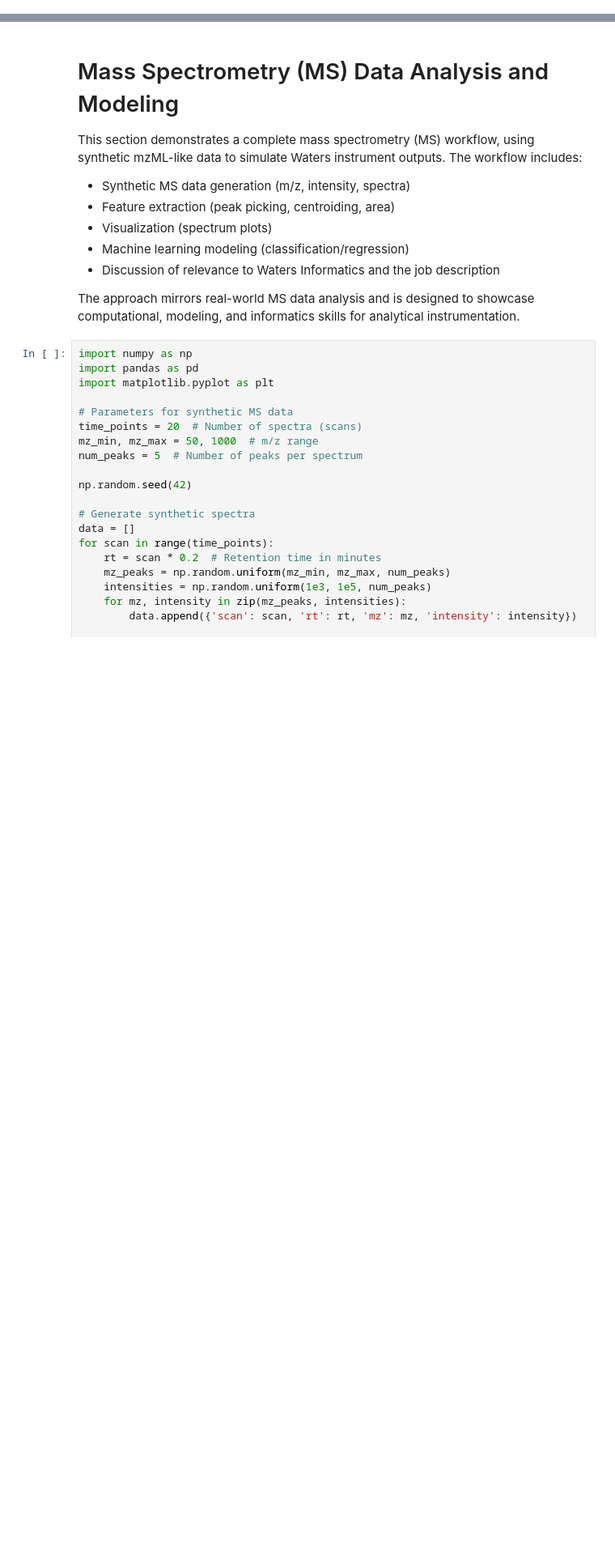
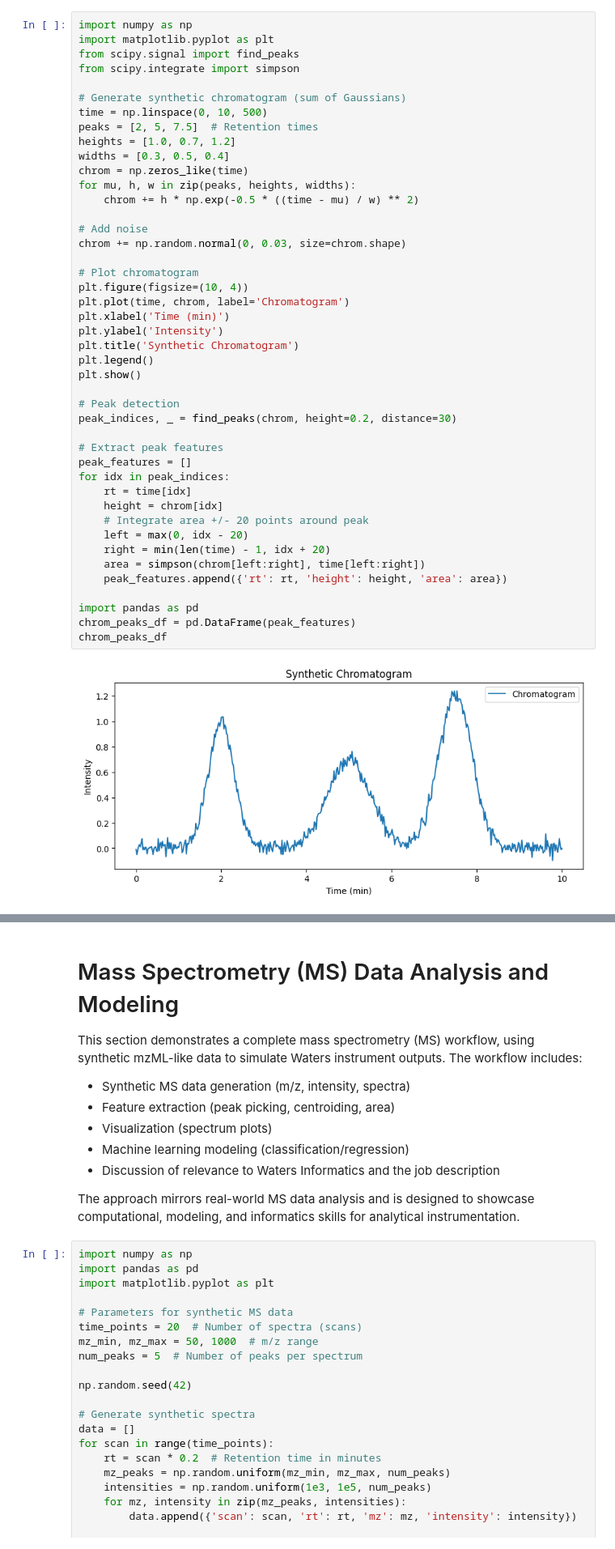
Before and after one commit to justin-mbca/chromatography-ml-pipeline, a Jupyter notebook: notebooks/chromatography_mass_spectrometry_informatics_workflow.ipynb, the cells around one changed output, grey strips where cells are left out. Shown at 81% size. Cells and saved outputs as stored; diff of their text form; blank space fills up the shorter version.

```diff
--- a/notebooks/chromatography_mass_spectrometry_informatics_workflow.ipynb
+++ b/notebooks/chromatography_mass_spectrometry_informatics_workflow.ipynb
@@ -0,0 +12,46 @@
+# %%
+import numpy as np
+import matplotlib.pyplot as plt
+from scipy.signal import find_peaks
+from scipy.integrate import simpson
+
+# Generate synthetic chromatogram (sum of Gaussians)
+time = np.linspace(0, 10, 500)
+peaks = [2, 5, 7.5]  # Retention times
+heights = [1.0, 0.7, 1.2]
+widths = [0.3, 0.5, 0.4]
+chrom = np.zeros_like(time)
+for mu, h, w in zip(peaks, heights, widths):
+    chrom += h * np.exp(-0.5 * ((time - mu) / w) ** 2)
+
+# Add noise
+chrom += np.random.normal(0, 0.03, size=chrom.shape)
+
+# Plot chromatogram
+plt.figure(figsize=(10, 4))
+plt.plot(time, chrom, label='Chromatogram')
+plt.xlabel('Time (min)')
+plt.ylabel('Intensity')
+plt.title('Synthetic Chromatogram')
+plt.legend()
+plt.show()
+
+# Peak detection
+peak_indices, _ = find_peaks(chrom, height=0.2, distance=30)
+
+# Extract peak features
+peak_features = []
+for idx in peak_indices:
+    rt = time[idx]
+    height = chrom[idx]
+    # Integrate area +/- 20 points around peak
+    left = max(0, idx - 20)
+    right = min(len(time) - 1, idx + 20)
+    area = simpson(chrom[left:right], time[left:right])
+    peak_features.append({'rt': rt, 'height': height, 'area': area})
+
+import pandas as pd
+chrom_peaks_df = pd.DataFrame(peak_features)
+chrom_peaks_df
+# %% [output]
+[figure, added]
```
Also changed, not shown: parts of 9 cells of this notebook, 4 other files.
